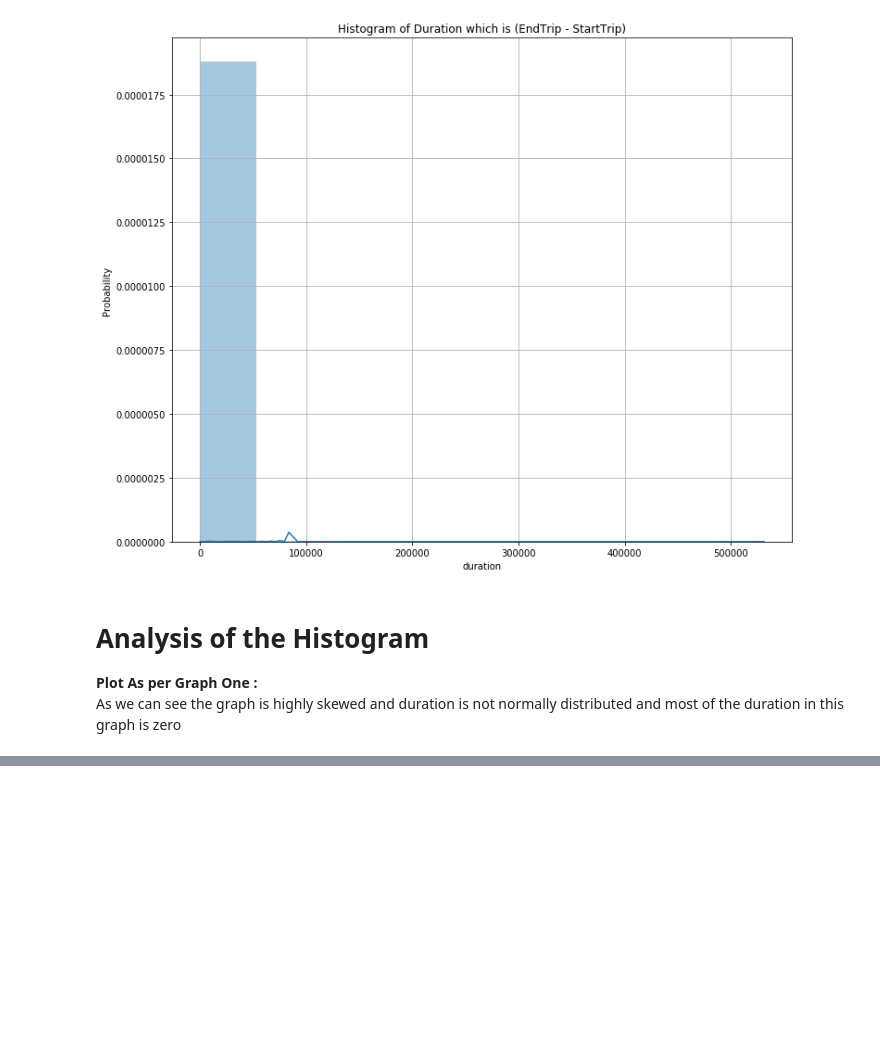
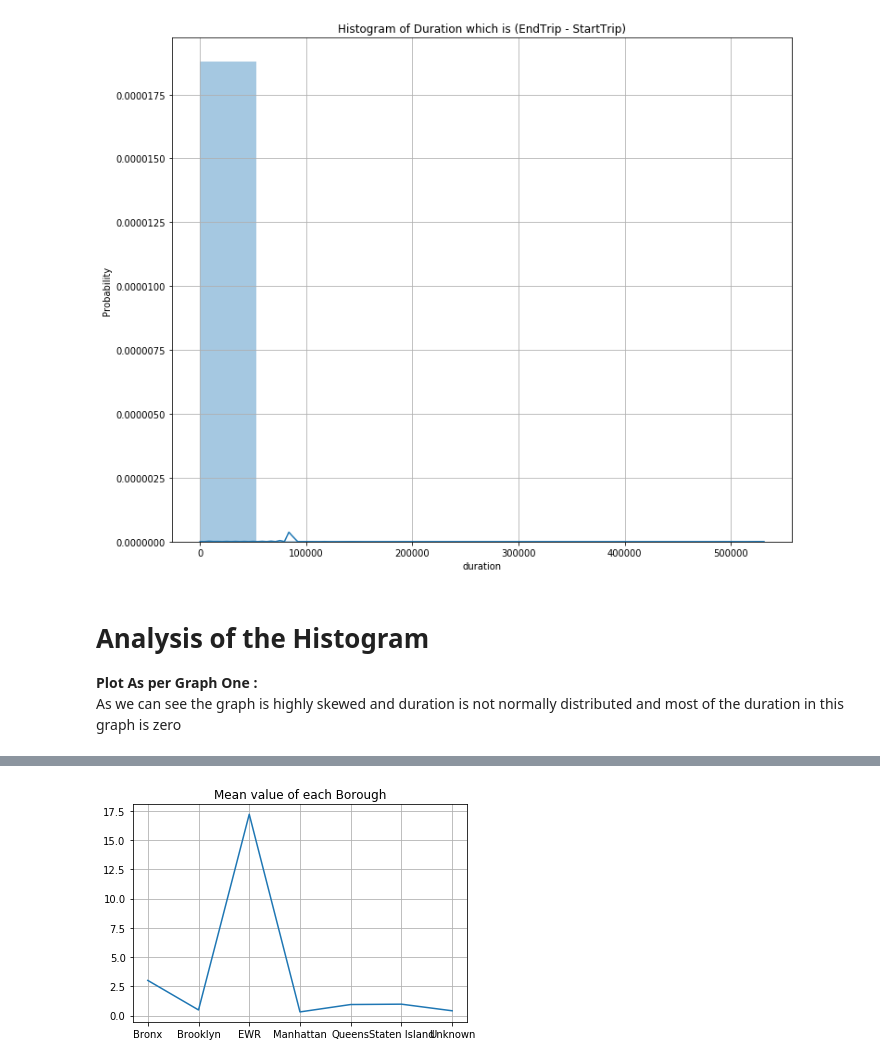
Before and after one commit to Wuj94/nyc-taxi, a Jupyter notebook: ADM _HW2.ipynb, the cells around one changed output, grey strips where cells are left out. Drawn from its saved outputs; the diff is of its cells as text; code cells hidden in the pictures; blank space fills up the shorter version.

```diff
--- a/ADM _HW2.ipynb
+++ b/ADM _HW2.ipynb
@@ -91,0 +113,5 @@ plot_graph(sixth_duration_ofNYC)
+# %%
+new_df=  first_data[["tpep_pickup_datetime","tpep_dropoff_datetime","trip_distance","fare_amount","PULocationID","DOLocationID"]].compute()
+# %%
+borough_data = pd.merge(new_df,look_up_table,how='left',left_on=['PULocationID'],right_on=['LocationID'])
+borough_data.head()
@@ -91,0 +125,19 @@ plot_graph(sixth_duration_ofNYC)
+# %%
+borough_data = borough_data[borough_data["trip_distance"]!= 0]
+borough_data["price_per_mile"] = (borough_data["trip_distance"]/0.62137)/borough_data["fare_amount"]
+borough_data = borough_data[borough_data['price_per_mile'] != np.inf]
+borough_data.head()
+# %%
+group_data = borough_data.groupby("Borough")
+mean_distribution_by_city  = group_data['price_per_mile'].mean()
+std_distribution_by_city =  group_data['price_per_mile'].std()
+name =  pd.Series(mean_distribution_by_city.keys())
+mean =  pd.Series(mean_distribution_by_city.values)
+std  =  pd.Series(std_distribution_by_city.values)
+
+mean_std_dataFrameByBorough  = pd.concat([name,mean,std],axis=1)
+mean_std_dataFrameByBorough["mean"] = mean_std_dataFrameByBorough[0]
+mean_std_dataFrameByBorough["std"] = mean_std_dataFrameByBorough[1]
+
+mean_std_dataFrameByBorough.drop([0,1],axis=1,inplace=True)
+mean_std_dataFrameByBorough.head()
@@ -91,0 +151,8 @@ plot_graph(sixth_duration_ofNYC)
+# %%
+#lets plot the mean and std of each borough
+plt.plot(mean_std_dataFrameByBorough['Borough'],mean_std_dataFrameByBorough['mean'])
+plt.grid()
+plt.title("Mean value of each Borough")
+plt.show()
+# %% [output]
+[figure, added]
```
Also changed, not shown: parts of 8 cells of this notebook.
